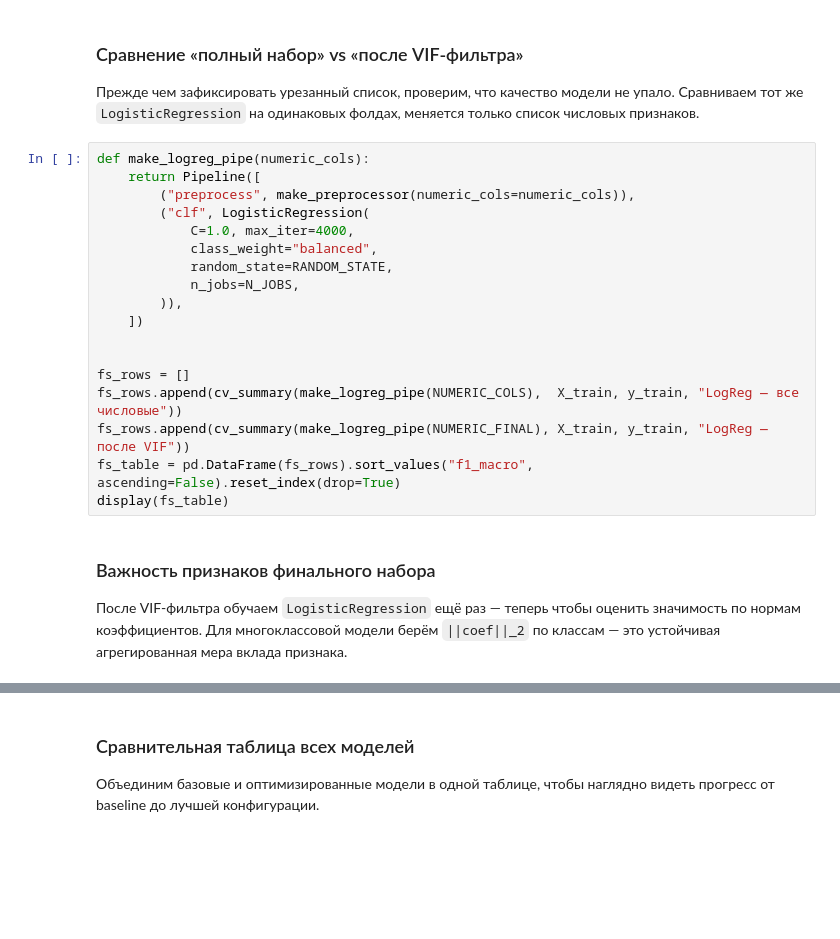
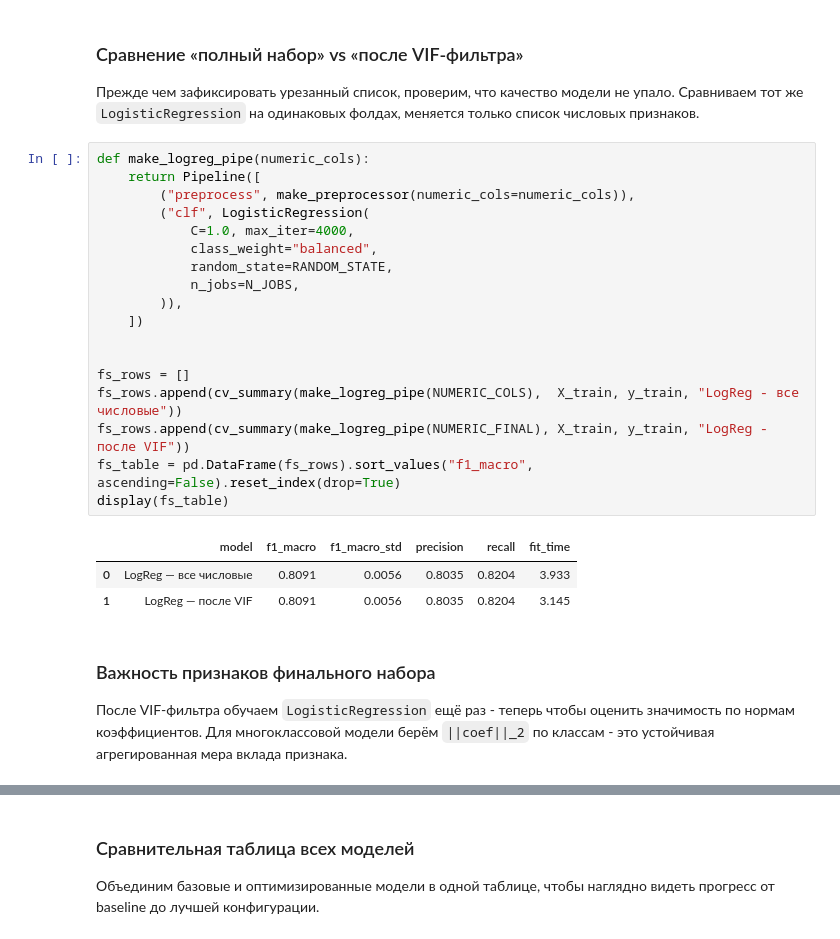
Before and after one commit to sergeyshmagin/MLDS, a Jupyter notebook: 43cb4ff3-e668-4a18-aa22-aa1bc6312eb1.ipynb, the cells around one changed output, grey strips where cells are left out. Cells and saved outputs as stored; diff of their text form; blank space fills up the shorter version.

```diff
--- a/43cb4ff3-e668-4a18-aa22-aa1bc6312eb1.ipynb
+++ b/43cb4ff3-e668-4a18-aa22-aa1bc6312eb1.ipynb
@@ -776,25 +966,29 @@ print(f"Числовых признаков осталось: {len(NUMERIC_FINAL
 # %%
 def make_logreg_pipe(numeric_cols):
     return Pipeline([
         ("preprocess", make_preprocessor(numeric_cols=numeric_cols)),
         ("clf", LogisticRegression(
             C=1.0, max_iter=4000,
             class_weight="balanced",
             random_state=RANDOM_STATE,
             n_jobs=N_JOBS,
         )),
     ])
 
 
 fs_rows = []
-fs_rows.append(cv_summary(make_logreg_pipe(NUMERIC_COLS),  X_train, y_train, "LogReg — все числовые"))
-fs_rows.append(cv_summary(make_logreg_pipe(NUMERIC_FINAL), X_train, y_train, "LogReg — после VIF"))
+fs_rows.append(cv_summary(make_logreg_pipe(NUMERIC_COLS),  X_train, y_train, "LogReg - все числовые"))
+fs_rows.append(cv_summary(make_logreg_pipe(NUMERIC_FINAL), X_train, y_train, "LogReg - после VIF"))
 fs_table = pd.DataFrame(fs_rows).sort_values("f1_macro", ascending=False).reset_index(drop=True)
 display(fs_table)
+# %% [output]
+|  | model | f1_macro | f1_macro_std | precision | recall | fit_time |
+| 0 | LogReg — все числовые | 0.8091 | 0.0056 | 0.8035 | 0.8204 | 3.933 |
+| 1 | LogReg — после VIF | 0.8091 | 0.0056 | 0.8035 | 0.8204 | 3.145 |
 # %% [markdown]
 ### Важность признаков финального набора
 
-После VIF-фильтра обучаем `LogisticRegression` ещё раз — теперь чтобы оценить значимость по нормам коэффициентов. Для многоклассовой модели берём `||coef||_2` по классам — это устойчивая агрегированная мера вклада признака.
+После VIF-фильтра обучаем `LogisticRegression` ещё раз - теперь чтобы оценить значимость по нормам коэффициентов. Для многоклассовой модели берём `||coef||_2` по классам - это устойчивая агрегированная мера вклада признака.
 # %%
 _final_pipe = make_logreg_pipe(NUMERIC_FINAL).fit(X_train, y_train)
 _pre = _final_pipe.named_steps["preprocess"]
```
Also changed, not shown: parts of 63 cells of this notebook.
